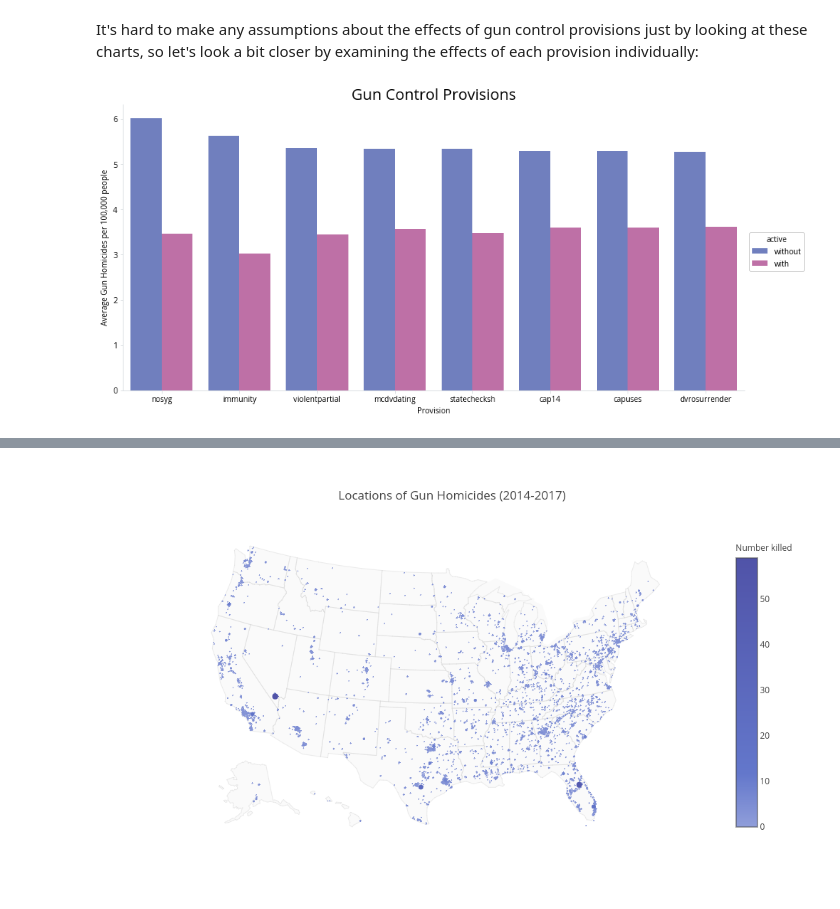
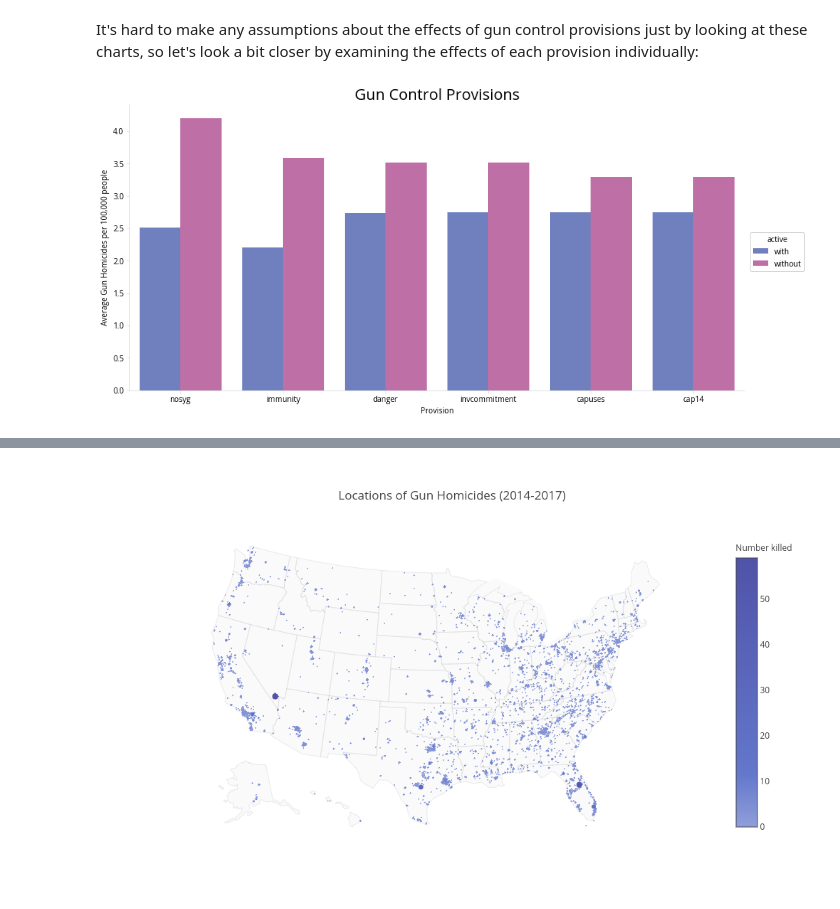
Before and after one commit to jonathanshuai/springboard-capstone1, a Jupyter notebook: visualization.ipynb, the cells around one changed output, grey strips where cells are left out. Cells and saved outputs as stored; diff of their text form; code cells hidden in the pictures.

```diff
--- a/visualization.ipynb
+++ b/visualization.ipynb
@@ -382,32 +460,32 @@ def compare_provisions(annual_df, provisions_df, threshold=15, year=2017):
 
     return results_df
 # %%
-# Look each provision and see if there are any provisions that make a bigger effect
+##### Look each provision and see if there are any provisions that make a bigger effect
 # Get comparisons between gun homicide rates with and without the provisions
-results = compare_provisions(annual_df, provisions_df, 15, 2017)
+results = compare_provisions(annual_df, provisions_df, 15, 2010)
 
 # Plot the results in a subplot grid
-head_size = 8
+head_size = 6
 
 # Get some of the results to plot and reformat so w/ and w/o columns are in rows instead
 results_head = results.head(head_size).set_index('provision')
+# results_head = results[results['p_value'] <= 0.05].set_index('provision')
 results_head = results_head[['with', 'without']].stack().reset_index()
 results_head.columns = ['provision', 'active', 'gun_deaths_norm']
-results_head = results_head.sort_values('gun_deaths_norm', ascending=False)
 
 # Plot the with and without side-by-side in a bar graph
 facet_grid = sns.factorplot(x='provision', y='gun_deaths_norm',
                 hue='active', data=results_head,
                 kind='bar', size=6, aspect=2.0)
 plt.title('Gun Control Provisions', size=20)
 plt.xlabel('Provision')
 plt.ylabel('Average Gun Homicides per 100,000 people')
 apply_styling(grid=False)
 plt.show()
 
 # Save provisions that may be significantly more useful
 useful_provisions = compare_provisions(annual_df, provisions_df, 10, 2017)
 useful_provisions = useful_provisions.sort_values('p_value').head(30)
 useful_provisions.to_csv('./data/cleaned/useful_provisions.csv')
 # %% [output]
-[figure, old version]
+[figure, new version]
```
Also changed, not shown: parts of 27 cells of this notebook, 9 other files.
